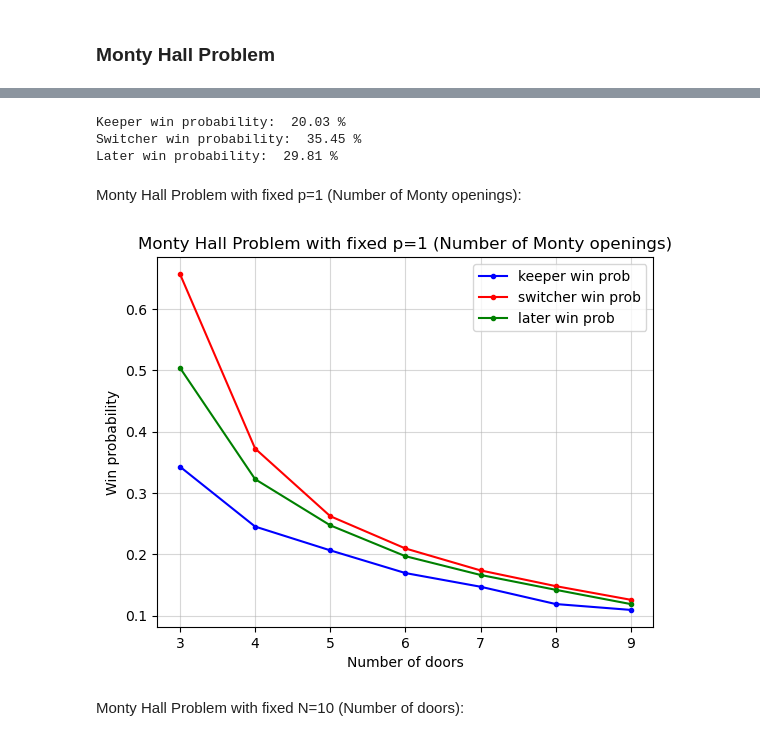
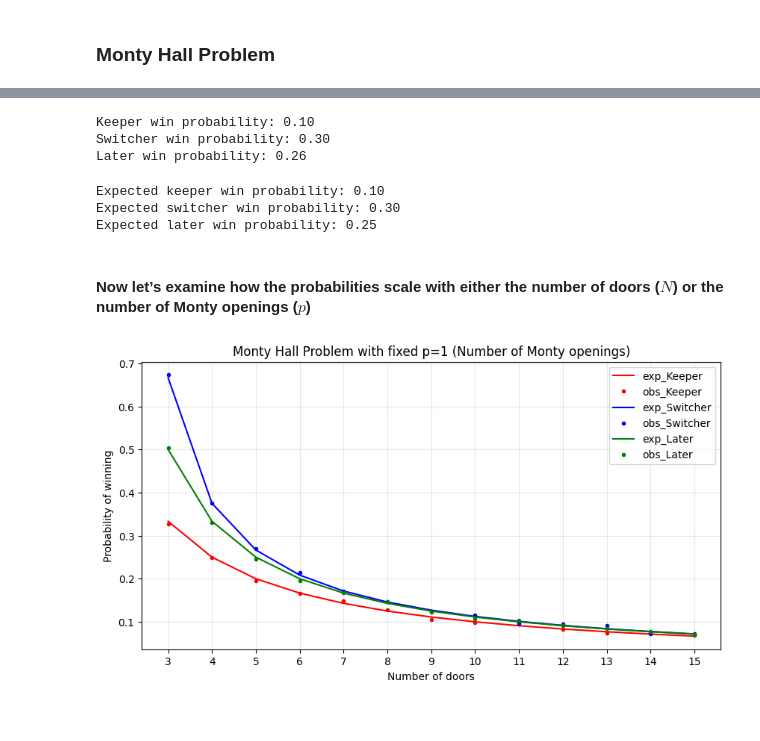
Before and after one commit to EmanuelaMenditto/astrostatistics_bicocca_2025, a Jupyter notebook: working/L02_MontyHallProblem.ipynb, the cells around one changed output, grey strips where cells are left out. Cells and saved outputs as stored; diff of their text form; code cells hidden in the pictures.

Commit message:
Added refined version of L02 Monty Hall Problem notebook

```diff
--- a/working/L02_MontyHallProblem.ipynb
+++ b/working/L02_MontyHallProblem.ipynb
@@ -113,4 +140,7 @@ N = 5
 # %%
+p = 6
+N = 10
+
 keeper_wins = 0
 switcher_wins = 0
 later_wins = 0
@@ -124,9 +154,9 @@ for i in range(rounds):
 
   first_choice = np.random.randint(0,N)
 
-  monty_opens = np.random.randint(0,N,size=p)
+  monty_opens = np.random.choice(N, size=p, replace=False)
   while(first_choice in monty_opens or win in monty_opens):
-    monty_opens = np.random.randint(0,N,size=p)
+    monty_opens = np.random.choice(N, size=p, replace=False)
 
   second_choice = np.random.randint(0,N)
   while(second_choice == first_choice or second_choice in monty_opens):
@@ -147,21 +177,30 @@ for i in range(rounds):
   if(later == win):
     later_wins += 1
 
-print("Keeper win probability: ", 100*keeper_wins/rounds, "%")
-print("Switcher win probability: ", 100*switcher_wins/rounds, "%")
-print("Later win probability: ", 100*later_wins/rounds, "%")
+print("Keeper win probability: {:.2f}".format(keeper_wins/rounds))
+print("Switcher win probability: {:.2f}".format(switcher_wins/rounds))
+print("Later win probability: {:.2f}".format(later_wins/rounds))
 # %% [output]
-Keeper win probability:  20.03 %
-Switcher win probability:  35.45 %
-Later win probability:  29.81 %
+Keeper win probability: 0.10
+Switcher win probability: 0.30
+Later win probability: 0.26
-# %% [markdown]
-Monty Hall Problem with fixed p=1 (Number of Monty openings):
+# %%
+print("Expected keeper win probability: {:.2f}".format(win_prob("keeper", N, p)))
+print("Expected switcher win probability: {:.2f}".format(win_prob("switcher", N, p)))
+print("Expected later win probability: {:.2f}".format(win_prob("later", N, p)))
+# %% [output]
+Expected keeper win probability: 0.10
+Expected switcher win probability: 0.30
+Expected later win probability: 0.25
+# %% [markdown]
+#### Now let’s examine how the probabilities scale with either the number of doors ($N$) or the number of Monty openings ($p$)
 # %%
 vec_keeper = []
 vec_switcher = []
 vec_later = []
+p = 1
 
-for N in range(3, 10):
+for N in range(3, 16):
 
     keeper_wins = 0
     switcher_wins = 0
@@ -202,18 +241,25 @@ for N in range(3, 10):
     vec_keeper.append(keeper_wins/rounds)
     vec_switcher.append(switcher_wins/rounds)
     vec_later.append(later_wins/rounds)
+# %%
+vec_N = np.arange(3, 16)
+vec_keeper_Pwins = 1/vec_N
+vec_switcher_Pwins = (1/(vec_N))*((vec_N-1)/(vec_N-2))
+vec_later_Pwins = 1/(vec_N-1)
 # %%
-plt.plot(range(3, 10), vec_keeper, '.-b', label='keeper win prob')
-plt.plot(range(3, 10), vec_switcher, '.-r', label='switcher win prob')
-plt.plot(range(3, 10), vec_later, '.-g', label='later win prob')
-plt.xlabel('Number of doors')
-plt.ylabel('Win probability')
-plt.title('Monty Hall Problem with fixed p=1 (Number of Monty openings)')
-plt.grid(alpha=0.5)
+plt.figure(figsize=(10, 5))
+plt.plot(vec_N, vec_keeper_Pwins, "-r", label="exp_Keeper")
+plt.plot(vec_N, vec_keeper, ".r", label="obs_Keeper")
+plt.plot(vec_N, vec_switcher_Pwins, "-b", label="exp_Switcher")
+plt.plot(vec_N, vec_switcher, ".b", label="obs_Switcher")
+plt.plot(vec_N, vec_later_Pwins, "-g", label="exp_Later")
+plt.plot(vec_N, vec_later, ".g", label="obs_Later")
 plt.legend()
+plt.xticks(vec_N)
+plt.xlabel("Number of doors")
+plt.ylabel("Probability of winning")
+plt.title(f'Monty Hall Problem with fixed p={p} (Number of Monty openings)')
+plt.grid(alpha=0.3)
 plt.show()
-plt.close()
 # %% [output]
-[figure, old version]
+[figure, new version]
-# %% [markdown]
-Monty Hall Problem with fixed N=10 (Number of doors):
```
Also changed, not shown: parts of 17 cells of this notebook.
